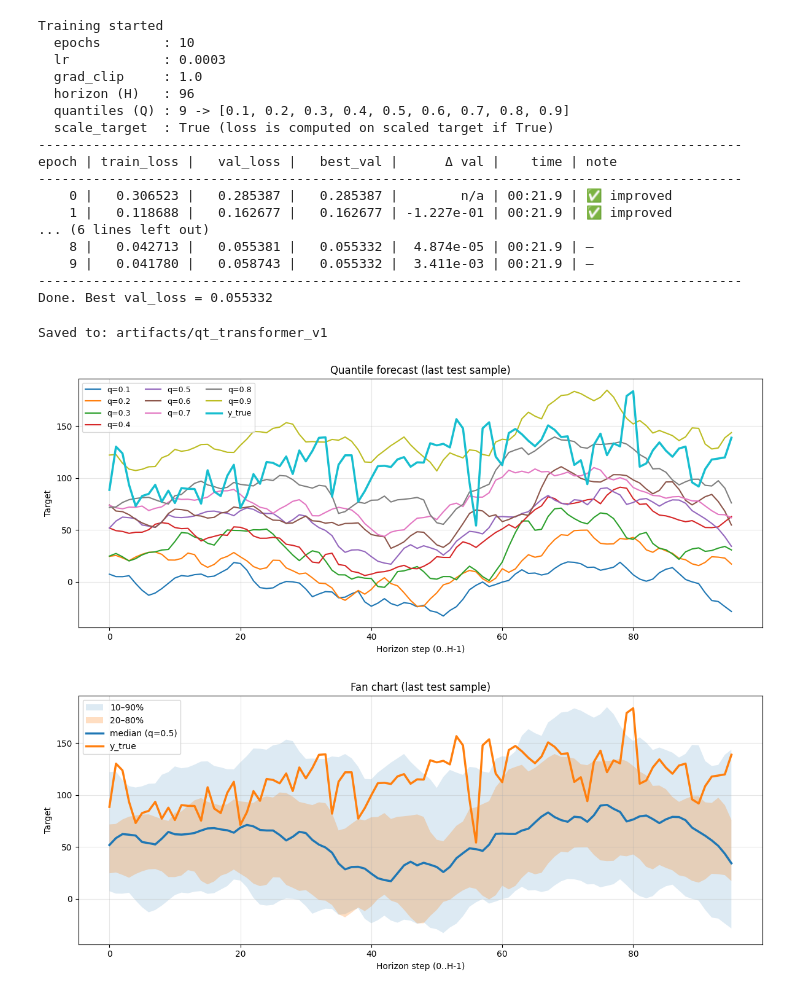
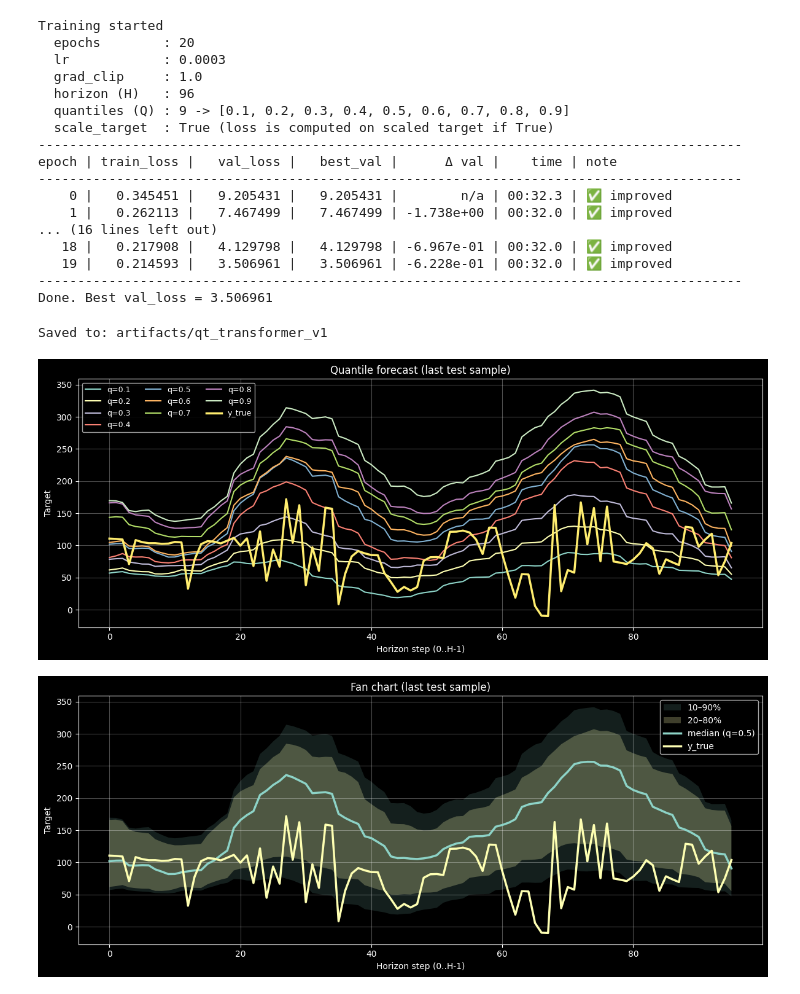
Before and after one commit to RezoMR/transformer, a Jupyter notebook: Training.ipynb, the cells around one changed output. Saved outputs shown, nothing was run; the diff lists cells and outputs as text; code cells hidden in the pictures.

Commit message:
všetky 3 transformery

```diff
--- a/Training.ipynb
+++ b/Training.ipynb
@@ -11,13 +11,18 @@ import matplotlib.pyplot as plt
 import torch
 import time
 # %%
-from preprocess import cut_last_full_days
+from preprocess import split_last_full_days
 
 df = pd.read_csv("raw_data/raw_data_merged.csv")
-df_cut = cut_last_full_days(df)
+df["isp"] = (
+    pd.to_numeric(df["isp"], errors="coerce")
+    .clip(lower=-1000, upper=1000)
+)
+
+df_cut,last = split_last_full_days(df)
 prepared = prepare_for_quantile_transformer(
     df=df_cut,
-    target_col="zuctovacia cena za odchylku",
+    target_col="isp",
     L=96*7,     # napr. 7 dní histórie (7*96 = 672)
     H=96,       # 1 deň dopredu
 )
@@ -194,14 +211,14 @@ best_val = train_model(
     prepared=prepared,
     cfg=cfg,
     device=device,
-    epochs=10,
+    epochs=20,
     lr=3e-4,
     grad_clip=1.0,
     bundle_dir=bundle_dir,  # ukladá len keď sa zlepší
 )
 # %% [output]
 Training started
-  epochs        : 10
+  epochs        : 20
   lr            : 0.0003
   grad_clip     : 1.0
   horizon (H)   : 96
@@ -210,13 +227,13 @@ Training started
 ------------------------------------------------------------------------------------------
 epoch | train_loss |   val_loss |   best_val |      Δ val |    time | note
 ------------------------------------------------------------------------------------------
-    0 |   0.306523 |   0.285387 |   0.285387 |        n/a | 00:21.9 | ✅ improved
-    1 |   0.118688 |   0.162677 |   0.162677 | -1.227e-01 | 00:21.9 | ✅ improved
-... (6 lines left out)
-    8 |   0.042713 |   0.055381 |   0.055332 |  4.874e-05 | 00:21.9 | —
-    9 |   0.041780 |   0.058743 |   0.055332 |  3.411e-03 | 00:21.9 | —
+    0 |   0.345451 |   9.205431 |   9.205431 |        n/a | 00:32.3 | ✅ improved
+    1 |   0.262113 |   7.467499 |   7.467499 | -1.738e+00 | 00:32.0 | ✅ improved
+... (16 lines left out)
+   18 |   0.217908 |   4.129798 |   4.129798 | -6.967e-01 | 00:32.0 | ✅ improved
+   19 |   0.214593 |   3.506961 |   3.506961 | -6.228e-01 | 00:32.0 | ✅ improved
 ------------------------------------------------------------------------------------------
-Done. Best val_loss = 0.055332
+Done. Best val_loss = 3.506961
 # %%
 # po treningu
 save_bundle(
@@ -238,19 +263,4 @@ Saved to: artifacts/qt_transformer_v1
 # %%
-# --- helper: inverse transform for y (and optionally for x) ---
-def inverse_scale_y(y_scaled: np.ndarray, y_scaler) -> np.ndarray:
-    """
-    y_scaled: (..., H) or (..., H, Q)
-    returns same shape in original units
-    """
-    if y_scaler is None:
-        return y_scaled
-
-    orig_shape = y_scaled.shape
-    flat = y_scaled.reshape(-1, 1)
-    inv = y_scaler.inverse_transform(flat).reshape(orig_shape)
-    return inv
-
-
 @torch.no_grad()
 def predict_one_sample(
     model,
@@ -286,8 +296,8 @@ def predict_one_sample(
 
     # inverse scale target
     y_scaler = prepared.scalers.get("y", None)
-    yhat_q = inverse_scale_y(yhat_q, y_scaler)  # (H,Q)
-    y_true = inverse_scale_y(y_true, y_scaler)  # (H,)
+    yhat_q = _inverse_scale_y(yhat_q, y_scaler)  # (H,Q)
+    y_true = _inverse_scale_y(y_true, y_scaler)  # (H,)
 
     return yhat_q, y_true
 
@@ -310,34 +320,34 @@ def plot_quantile_forecast(
     # kvantilové krivky
     for j, q in enumerate(quantiles):
         plt.plot(x, yhat_q[:, j], label=f"q={q:.1f}")
 
     # skutočnosť
     if y_true is not None:
         plt.plot(x, y_true, linewidth=2.5, label="y_true")
 
     plt.title(title)
     plt.xlabel("Horizon step (0..H-1)")
     plt.ylabel("Target")
     plt.legend(ncol=3, fontsize=9)
     plt.grid(True, alpha=0.3)
     plt.tight_layout()
     plt.show()
 
 
 # --- použitie (ak už máš model a prepared) ---
 # device = torch.device("cuda" if torch.cuda.is_available() else "cpu")
 
 yhat_q, y_true = predict_one_sample(model, prepared, device, split="test", sample_idx=-1)
 
 quantiles = list(cfg.quantiles)  # alebo model.quantiles.cpu().numpy().tolist()
 plot_quantile_forecast(
     yhat_q=yhat_q,
     quantiles=quantiles,
     y_true=y_true,
     title="Quantile forecast (last test sample)",
 )
 # %% [output]
-[figure, old version]
+[figure, new version]
 # %%
 def plot_fan_chart(yhat_q: np.ndarray, quantiles, y_true: np.ndarray = None, title="Quantile fan chart"):
     H, Q = yhat_q.shape
@@ -374,4 +384,4 @@ def plot_fan_chart(yhat_q: np.ndarray, quantiles, y_true: np.ndarray = None, tit
 
 plot_fan_chart(yhat_q, quantiles, y_true, title="Fan chart (last test sample)")
 # %% [output]
-[figure, old version]
+[figure, new version]
```
Also changed, not shown: parts of 11 cells of this notebook, 7 other files.
